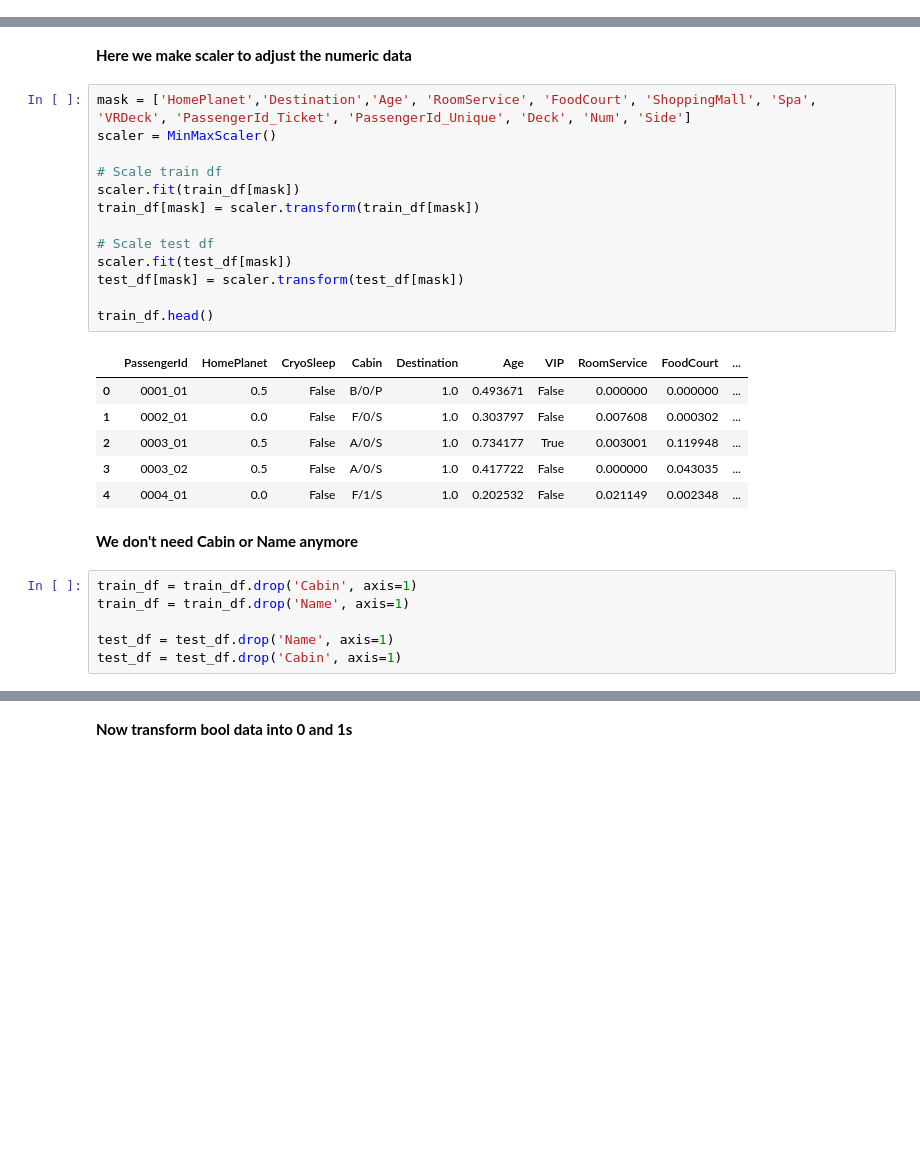
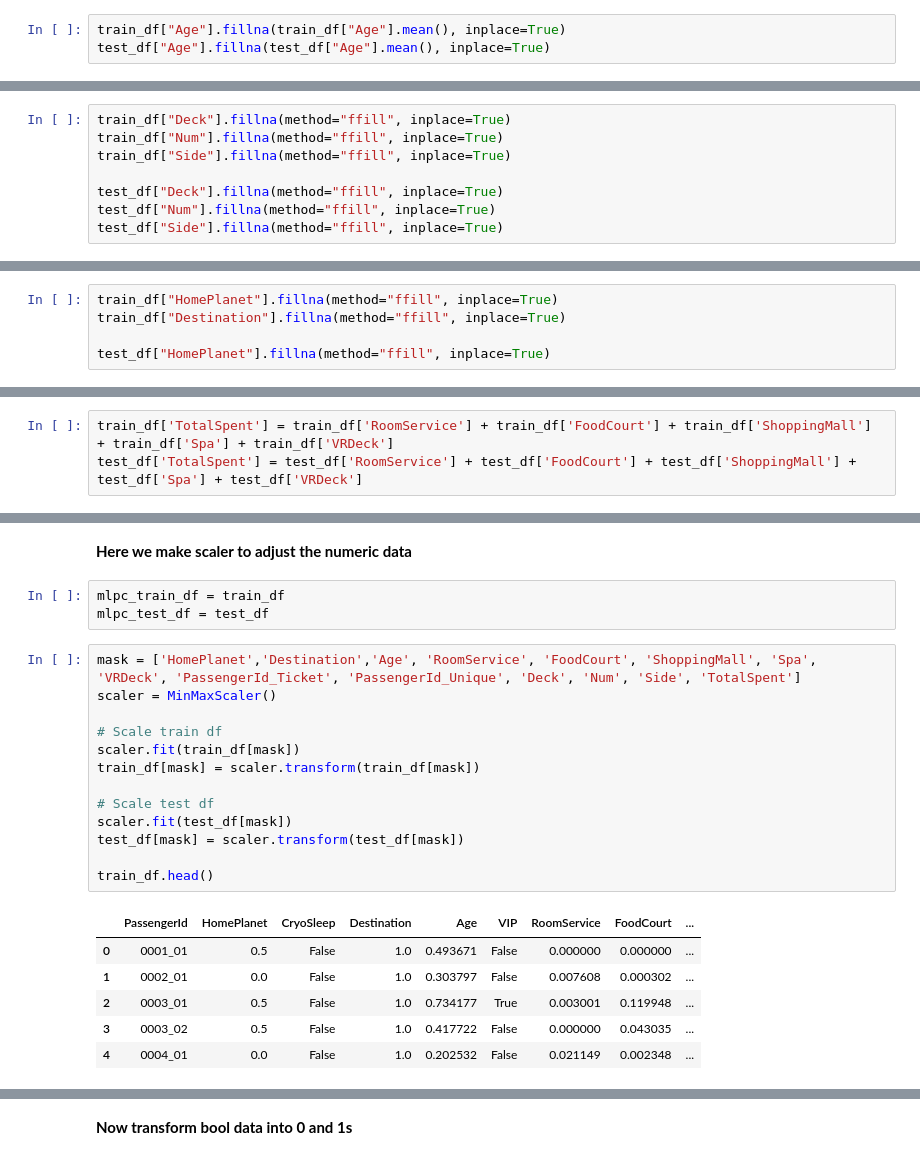
Before and after one commit to deldanr/Spaceship-Titanic, a Jupyter notebook: spaceship-titanic.ipynb, the cells around one changed output, grey strips where cells are left out. Cells and saved outputs as stored; diff of their text form; blank space fills up the shorter version.

```diff
--- a/spaceship-titanic.ipynb
+++ b/spaceship-titanic.ipynb
@@ -202,0 +675,3 @@ test_df[['CryoSleep', 'VIP']] = test_df[['CryoSleep', 'VIP']].astype('bool')
+# %%
+train_df["Age"].fillna(train_df["Age"].mean(), inplace=True)
+test_df["Age"].fillna(test_df["Age"].mean(), inplace=True)
@@ -202,0 +707,8 @@ test_df[['CryoSleep', 'VIP']] = test_df[['CryoSleep', 'VIP']].astype('bool')
+# %%
+train_df["Deck"].fillna(method="ffill", inplace=True)
+train_df["Num"].fillna(method="ffill", inplace=True)
+train_df["Side"].fillna(method="ffill", inplace=True)
+
+test_df["Deck"].fillna(method="ffill", inplace=True)
+test_df["Num"].fillna(method="ffill", inplace=True)
+test_df["Side"].fillna(method="ffill", inplace=True)
@@ -202,0 +717,5 @@ test_df[['CryoSleep', 'VIP']] = test_df[['CryoSleep', 'VIP']].astype('bool')
+# %%
+train_df["HomePlanet"].fillna(method="ffill", inplace=True)
+train_df["Destination"].fillna(method="ffill", inplace=True)
+
+test_df["HomePlanet"].fillna(method="ffill", inplace=True)
@@ -202,0 +724,3 @@ test_df[['CryoSleep', 'VIP']] = test_df[['CryoSleep', 'VIP']].astype('bool')
+# %%
+train_df['TotalSpent'] = train_df['RoomService'] + train_df['FoodCourt'] + train_df['ShoppingMall'] + train_df['Spa'] + train_df['VRDeck']
+test_df['TotalSpent'] = test_df['RoomService'] + test_df['FoodCourt'] + test_df['ShoppingMall'] + test_df['Spa'] + test_df['VRDeck']
@@ -254,30 +806,25 @@ train_df.head()
 # %% [markdown]
 **Here we make scaler to adjust the numeric data**
+# %%
+mlpc_train_df = train_df
+mlpc_test_df = test_df
 # %%
-mask = ['HomePlanet','Destination','Age', 'RoomService', 'FoodCourt', 'ShoppingMall', 'Spa', 'VRDeck', 'PassengerId_Ticket', 'PassengerId_Unique', 'Deck', 'Num', 'Side']
+mask = ['HomePlanet','Destination','Age', 'RoomService', 'FoodCourt', 'ShoppingMall', 'Spa', 'VRDeck', 'PassengerId_Ticket', 'PassengerId_Unique', 'Deck', 'Num', 'Side', 'TotalSpent']
 scaler = MinMaxScaler()
 
 # Scale train df
 scaler.fit(train_df[mask])
 train_df[mask] = scaler.transform(train_df[mask])
 
 # Scale test df
 scaler.fit(test_df[mask])
 test_df[mask] = scaler.transform(test_df[mask])
 
 train_df.head()
 # %% [output]
-|  | PassengerId | HomePlanet | CryoSleep | Cabin | Destination | Age | VIP | RoomService | FoodCourt | ... |
-| 0 | 0001_01 | 0.5 | False | B/0/P | 1.0 | 0.493671 | False | 0.000000 | 0.000000 | ... |
-| 1 | 0002_01 | 0.0 | False | F/0/S | 1.0 | 0.303797 | False | 0.007608 | 0.000302 | ... |
-| 2 | 0003_01 | 0.5 | False | A/0/S | 1.0 | 0.734177 | True | 0.003001 | 0.119948 | ... |
-| 3 | 0003_02 | 0.5 | False | A/0/S | 1.0 | 0.417722 | False | 0.000000 | 0.043035 | ... |
-| 4 | 0004_01 | 0.0 | False | F/1/S | 1.0 | 0.202532 | False | 0.021149 | 0.002348 | ... |
+|  | PassengerId | HomePlanet | CryoSleep | Destination | Age | VIP | RoomService | FoodCourt | ... |
+| 0 | 0001_01 | 0.5 | False | 1.0 | 0.493671 | False | 0.000000 | 0.000000 | ... |
+| 1 | 0002_01 | 0.0 | False | 1.0 | 0.303797 | False | 0.007608 | 0.000302 | ... |
+| 2 | 0003_01 | 0.5 | False | 1.0 | 0.734177 | True | 0.003001 | 0.119948 | ... |
+| 3 | 0003_02 | 0.5 | False | 1.0 | 0.417722 | False | 0.000000 | 0.043035 | ... |
+| 4 | 0004_01 | 0.0 | False | 1.0 | 0.202532 | False | 0.021149 | 0.002348 | ... |
-# %% [markdown]
-**We don't need Cabin or Name anymore**
-# %%
-train_df = train_df.drop('Cabin', axis=1)
-train_df = train_df.drop('Name', axis=1)
-
-test_df = test_df.drop('Name', axis=1)
-test_df = test_df.drop('Cabin', axis=1)
```
Also changed, not shown: parts of 83 cells of this notebook.
